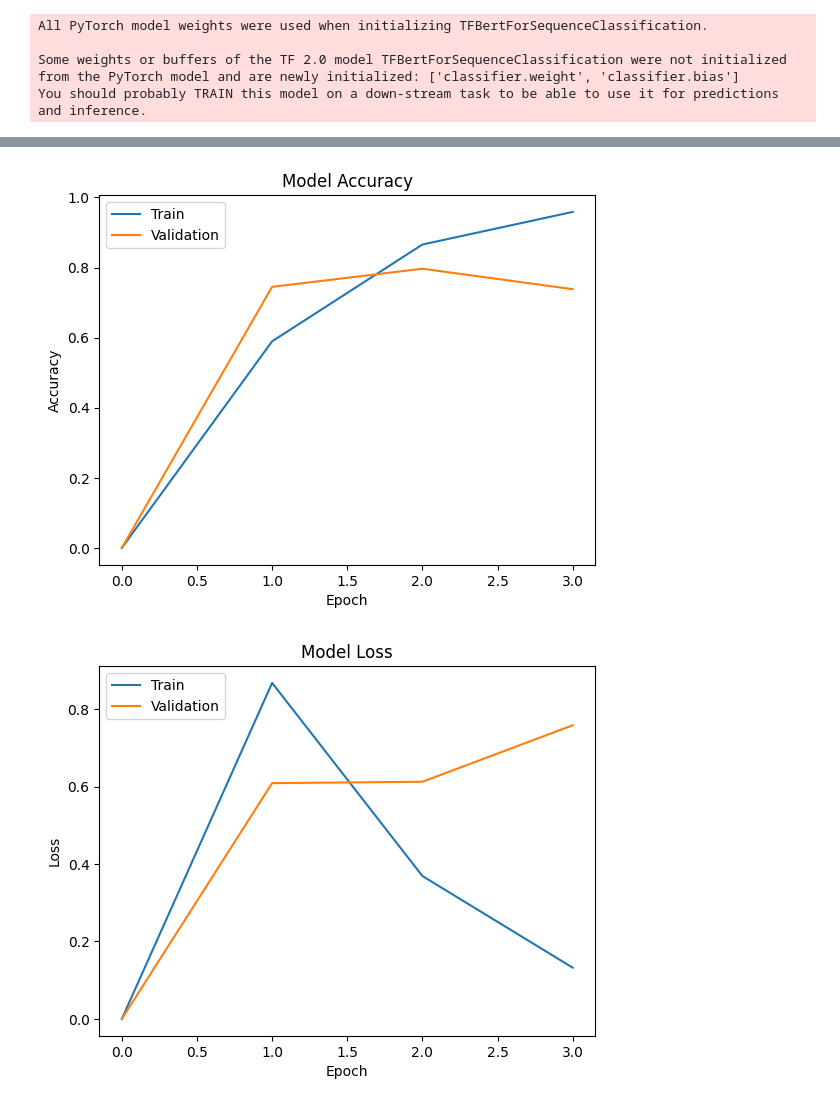
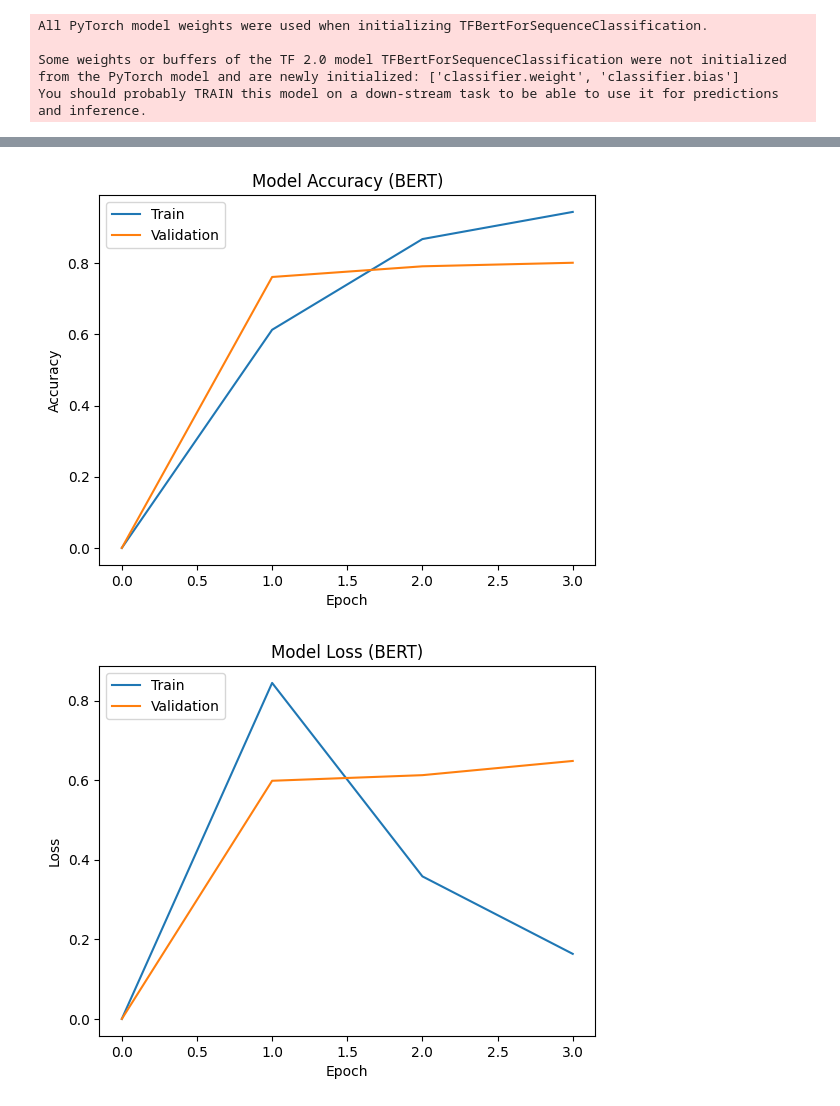
Before and after one commit to AyoubFrihaoui/Natural-Language-Processing-Labs, a Jupyter notebook: Lab 3 - Enhancing Lab 2/notenook.ipynb, the cells around one changed output, grey strips where cells are left out. Cells and saved outputs as stored; diff of their text form; code cells hidden in the pictures.

```diff
--- a/Lab 3 - Enhancing Lab 2/notenook.ipynb
+++ b/Lab 3 - Enhancing Lab 2/notenook.ipynb
@@ -112,30 +117,30 @@ Test Loss: 0.7583, Test Accuracy: 0.7383
 # %%
 
 import matplotlib.pyplot as plt
 
 # Define the training and validation accuracy and loss
-train_acc = [0,0.5896, 0.8658, 0.9588]
-val_acc = [0,0.7450, 0.7967, 0.7383]
-train_loss = [0,0.8676, 0.3690, 0.1323]
-val_loss = [0,0.6088, 0.6124, 0.7583]
+train_acc = [0,0.6133, 0.8683, 0.9446]
+val_acc = [0,0.7617, 0.7917, 0.8017]
+train_loss = [0,0.8444, 0.3582, 0.1635]
+val_loss = [0,0.5985, 0.6126, 0.6483]
 
 # Plot the training and validation accuracy
 plt.plot(train_acc)
 plt.plot(val_acc)
-plt.title('Model Accuracy')
+plt.title('Model Accuracy (BERT)')
 plt.ylabel('Accuracy')
 plt.xlabel('Epoch')
 plt.legend(['Train', 'Validation'], loc='upper left')
 plt.show()
 
 # Plot the training and validation loss
 plt.plot(train_loss)
 plt.plot(val_loss)
-plt.title('Model Loss')
+plt.title('Model Loss (BERT)')
 plt.ylabel('Loss')
 plt.xlabel('Epoch')
 plt.legend(['Train', 'Validation'], loc='upper left')
 plt.show()
 # %% [output]
-[figure, old version]
+[figure, new version]
-[figure, old version]
+[figure, new version]
```
Also changed, not shown: parts of 2 cells of this notebook, 3 other files.
